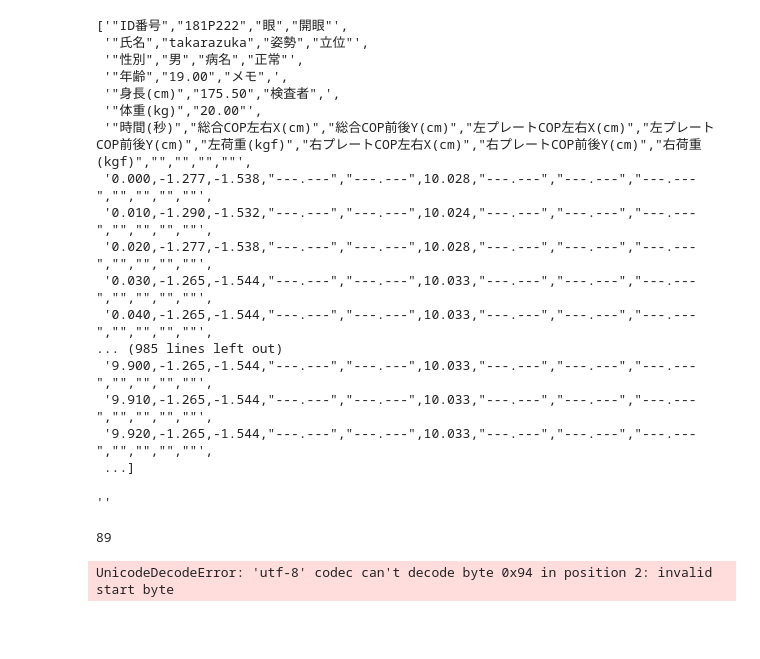
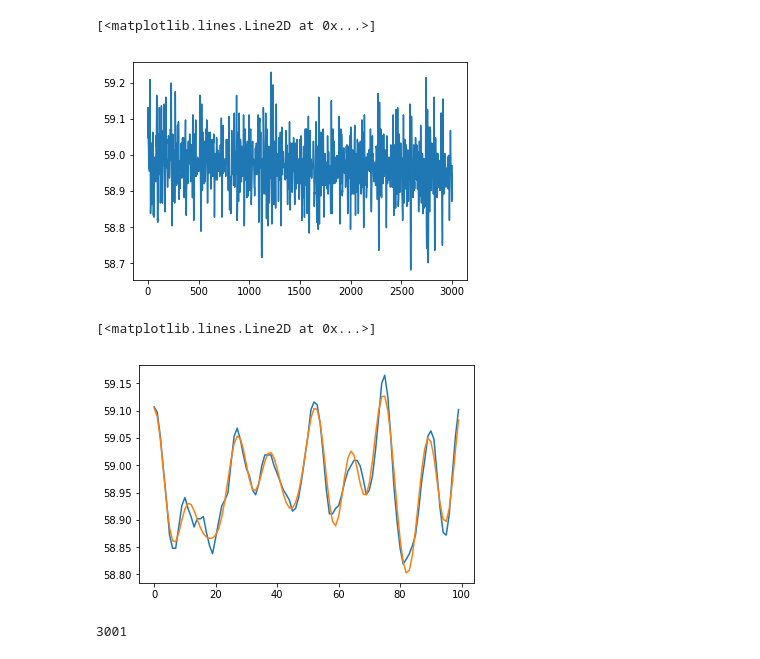
Before and after one commit to TUMH0404/kinematicstraining, a Jupyter notebook: 0508.ipynb, the cells around one changed output. Cells and saved outputs as stored; diff of their text form; code cells hidden in the pictures; blank space fills up the shorter version.

```diff
--- a/0508.ipynb
+++ b/0508.ipynb
@@ -46,5 +46,5 @@ def Text2Numpy(**args):
     ## 処理1完了 ##
     return COPdata
 # %%
-A = Text2Numpy(filename="/Users/tumh/Desktop/181P222_1.csv",Weightshow=False)
+A = Text2Numpy(filename="/Users/tumh/Desktop/0509COP/181P003_1.csv",Weightshow=True)
 # %%
@@ -54,2 +54,2 @@ dict_keys(['ID', 'sex', 'age', 'height', 'weight', 'cop'])
 # %%
-B = A["cop"]
+B = A["cop"].copy()
@@ -69,20 +55,0 @@ d0 = datacop.split("\n")
-# %%
-d0
-# %% [output]
-['"ID番号","181P222","眼","開眼"',
- '"氏名","takarazuka","姿勢","立位"',
- '"性別","男","病名","正常"',
- '"年齢","19.00","メモ",',
- '"身長(cm)","175.50","検査者",',
- '"体重(kg)","20.00"',
- '"時間(秒)","総合COP左右X(cm)","総合COP前後Y(cm)","左プレートCOP左右X(cm)","左プレートCOP前後Y(cm)","左荷重(kgf)","右プレートCOP左右X(cm)","右プレートCOP前後Y(cm)","右荷重(kgf)","","","",""',
- '0.000,-1.277,-1.538,"---.---","---.---",10.028,"---.---","---.---","---.---","","","",""',
- '0.010,-1.290,-1.532,"---.---","---.---",10.024,"---.---","---.---","---.---","","","",""',
- '0.020,-1.277,-1.538,"---.---","---.---",10.028,"---.---","---.---","---.---","","","",""',
- '0.030,-1.265,-1.544,"---.---","---.---",10.033,"---.---","---.---","---.---","","","",""',
- '0.040,-1.265,-1.544,"---.---","---.---",10.033,"---.---","---.---","---.---","","","",""',
-... (985 lines left out)
- '9.900,-1.265,-1.544,"---.---","---.---",10.033,"---.---","---.---","---.---","","","",""',
- '9.910,-1.265,-1.544,"---.---","---.---",10.033,"---.---","---.---","---.---","","","",""',
- '9.920,-1.265,-1.544,"---.---","---.---",10.033,"---.---","---.---","---.---","","","",""',
- ...]
@@ -91,8 +56,5 @@ a = ""
-# %%
-str(a)
-# %% [output]
-''
-# %%
-len(d0[-2])
-# %% [output]
-89
+# %%
+plt.plot(B[:,3])
+# %% [output]
+[<matplotlib.lines.Line2D at 0x...>]
+[figure, added]
@@ -99,6 +74,12 @@ len(d0[-2])
+# %%
+plt.plot(B[500:(2048+500),3][300:400])
+plt.plot(FFT(B[500:(2048+500),3],ww,False)[300:400])
+# %% [output]
+[<matplotlib.lines.Line2D at 0x...>]
+[figure, added]
+# %%
+len(B)
+# %% [output]
+3001
 # %%
 import pandas as pd
-# %%
-dat = pd.read_csv("/Users/tumh/Desktop/181P222_1.csv",names=["a","b"])
-# %% [output]
-UnicodeDecodeError: 'utf-8' codec can't decode byte 0x94 in position 2: invalid start byte
```
Also changed, not shown: parts of 14 cells of this notebook, 2 other files.
